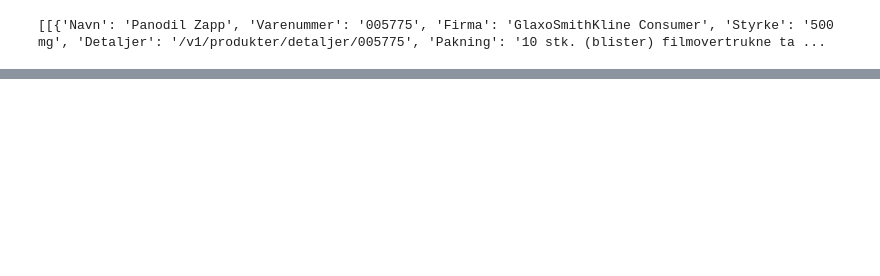
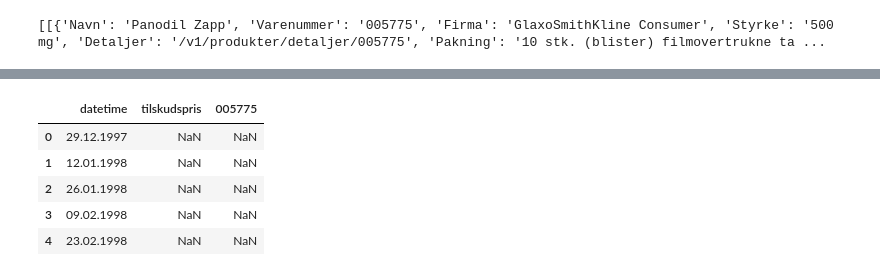
Before and after one commit to blackplague/sds2019, a Jupyter notebook: exam/sds2019_exam.ipynb, the cells around one changed output, grey strips where cells are left out. Saved outputs shown, nothing was run; the diff lists cells and outputs as text; code cells hidden in the pictures; blank space fills up the shorter version.

```diff
--- a/exam/sds2019_exam.ipynb
+++ b/exam/sds2019_exam.ipynb
@@ -269,8 +338,8 @@ Product numbers: 005775, 005813, 005814, 008453, 038252, 048744, 082830, 083644,
 from tqdm import tqdm_notebook as tqdm # Progressbar module
 product_html = []
 
-for i in tqdm(range(0, len(vnrs))):
-    product_html.append(get_medication_price_grid_html(vnrs[i]))
+for i in tqdm(range(0, len(product_numbers))):
+    product_html.append((product_numbers[i], get_medication_price_grid_html(product_numbers[i])))
 # %% [output]
 [interactive output not drawn]
 # %%
@@ -298,5 +364,5 @@ print(len(product_html))
 # %%
-tables = [get_price_grid(html_chunk) for html_chunk in product_html]
+product_dict = {pno: get_price_grid(html) for pno, html in product_html}
 # %% [output]
 1
 1
@@ -342,6 +410,6 @@ print(str(tables[14]))
 # %%
 def make_html(table_html):
-    return "<{h}><{b}>{s}</{b}></{h}>".format(h='html', b='body', s=str(table_html))
+    return "<{h}><{b}>{s}</{b}></{h}>".format(h='html', b='body', s=str(table_html).replace(',', '.').replace('-', ''))
 # %%
 import pandas as pd
 
@@ -369,0 +437,4 @@ price_grid_df[0]
+# %%
+import pandas as pd
+
+price_grid_dict = {vnr: pd.read_html(make_html(table))[0] for vnr, table in product_dict.items() if table is not None}
@@ -369,0 +489,9 @@ price_grid_df[0]
+# %%
+price_grid_dict['005775'].head()
+# %% [output]
+|  | datetime | tilskudspris | 005775 |
+| 0 | 29.12.1997 | NaN | NaN |
+| 1 | 12.01.1998 | NaN | NaN |
+| 2 | 26.01.1998 | NaN | NaN |
+| 3 | 09.02.1998 | NaN | NaN |
+| 4 | 23.02.1998 | NaN | NaN |
```
Also changed, not shown: parts of 47 cells of this notebook.
